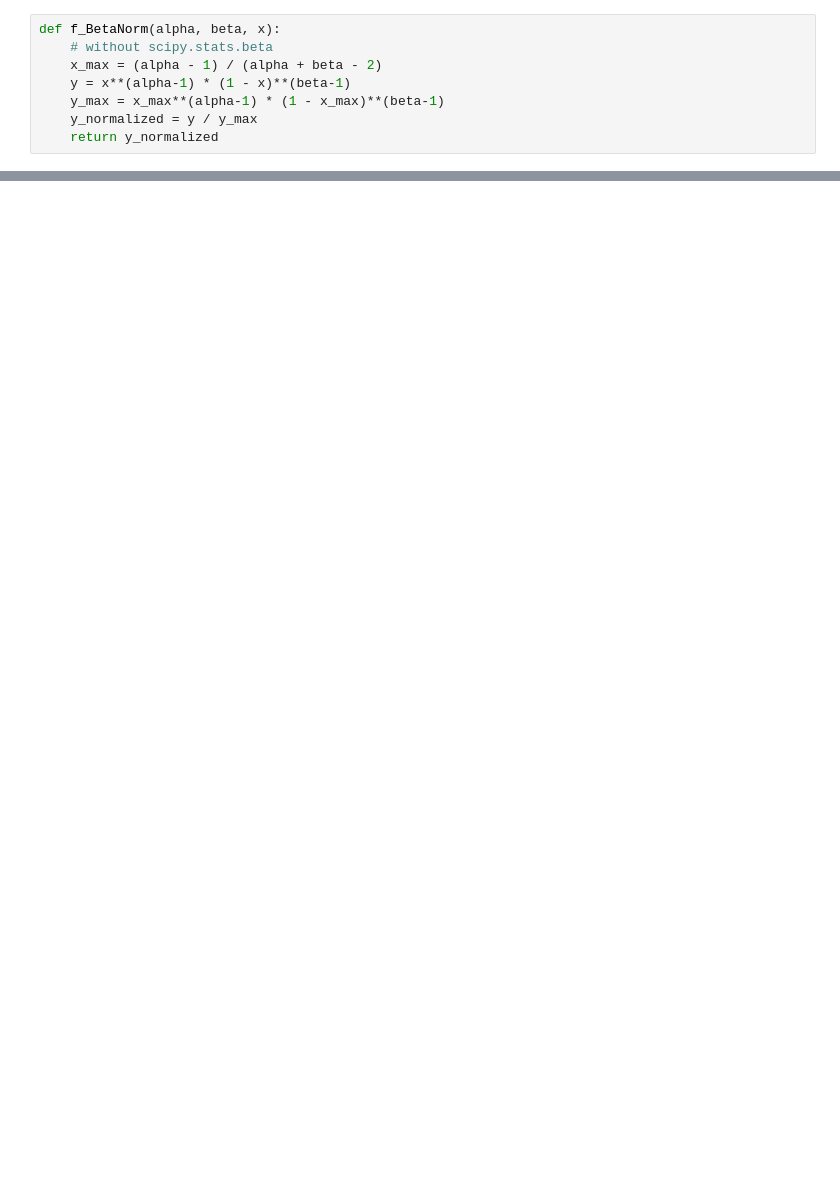
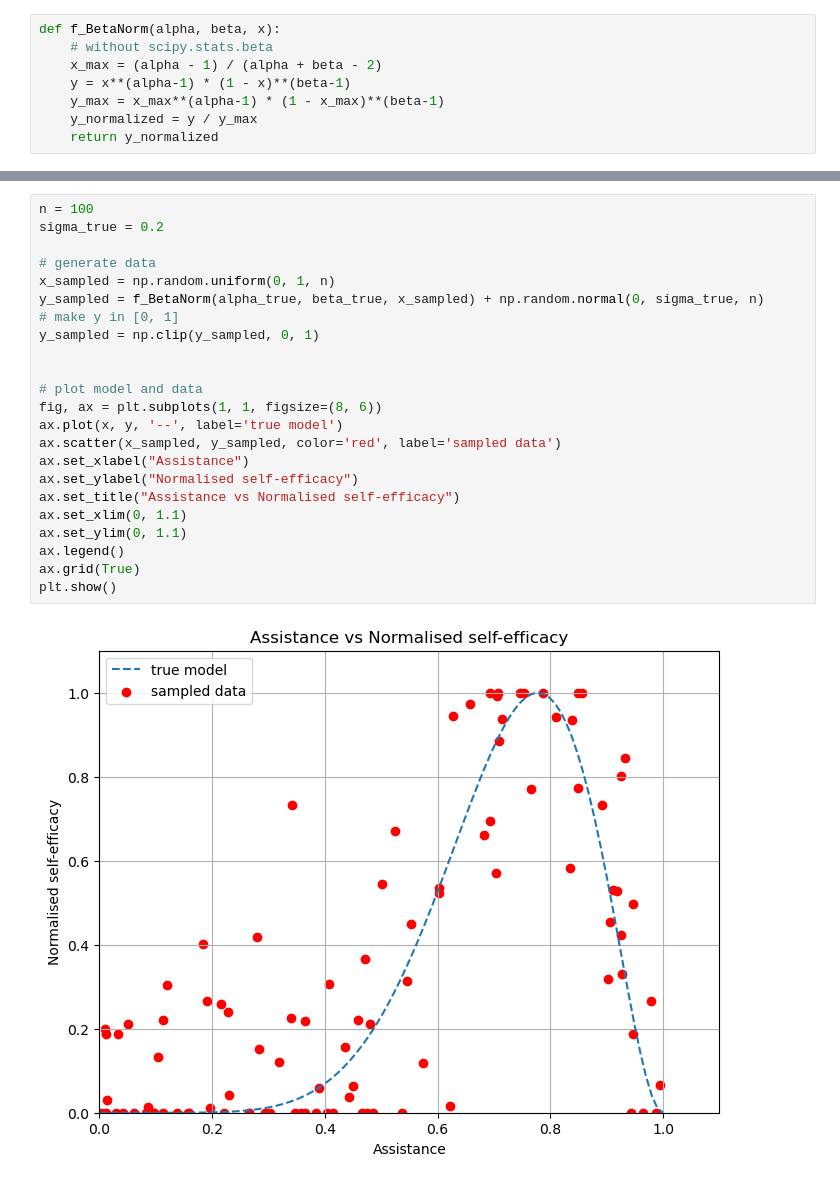
Before and after one commit to acercyc/Moonshot_self_efficacy, a Jupyter notebook: Bayesian_Self_Efficacy_Estimator/Introduction_of_Bayesian_model_estimation.ipynb, the cells around one changed output, grey strips where cells are left out. Drawn from its saved outputs; the diff is of its cells as text; blank space fills up the shorter version.

```diff
--- a/Bayesian_Self_Efficacy_Estimator/Introduction_of_Bayesian_model_estimation.ipynb
+++ b/Bayesian_Self_Efficacy_Estimator/Introduction_of_Bayesian_model_estimation.ipynb
@@ -71,0 +129,25 @@ $$
+# %%
+n = 100
+sigma_true = 0.2
+
+# generate data
+x_sampled = np.random.uniform(0, 1, n)
+y_sampled = f_BetaNorm(alpha_true, beta_true, x_sampled) + np.random.normal(0, sigma_true, n)
+# make y in [0, 1]
+y_sampled = np.clip(y_sampled, 0, 1)
+
+
+# plot model and data
+fig, ax = plt.subplots(1, 1, figsize=(8, 6))
+ax.plot(x, y, '--', label='true model')
+ax.scatter(x_sampled, y_sampled, color='red', label='sampled data')
+ax.set_xlabel("Assistance")
+ax.set_ylabel("Normalised self-efficacy")
+ax.set_title("Assistance vs Normalised self-efficacy")
+ax.set_xlim(0, 1.1)
+ax.set_ylim(0, 1.1)
+ax.legend()
+ax.grid(True)
+plt.show()
+# %% [output]
+[figure, added]
```
Also changed, not shown: parts of 33 cells of this notebook.
